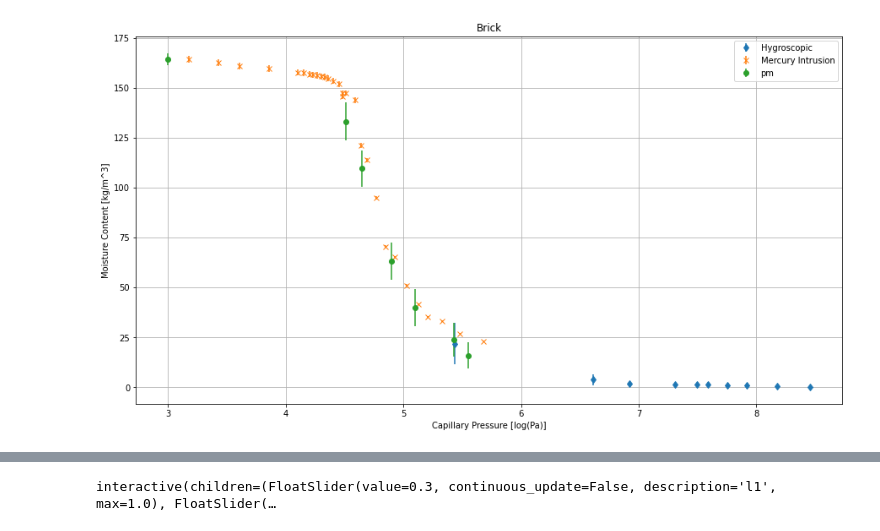
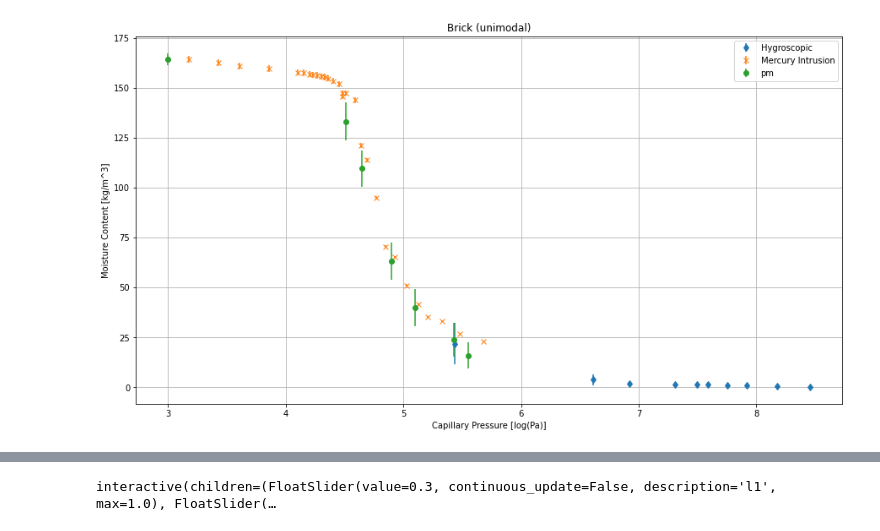
Before and after one commit to pick2510/BPTA, a Jupyter notebook: WS5/py_interact.ipynb, the cells around one changed output, grey strips where cells are left out. Cells and saved outputs as stored; diff of their text form; code cells hidden in the pictures.

```diff
--- a/WS5/py_interact.ipynb
+++ b/WS5/py_interact.ipynb
@@ -50,26 +54,20 @@ def plot_uni(a,n,m):
     plt.grid()
     plt.legend()
 # %%
-wsat_uni = 164.4
-wsat_multi = 278
-
-def unimodal(p,a,n,m):
-    return wsat_uni *(1+(a*p)**n)**(-m)
-
 data_uni = pd.read_csv("raw_unimodal.csv")
 data_multimodal = pd.read_csv("raw_multimodal.csv")
 subset = data_uni[["log pc","w","sigma","regime"]]
 grouped = subset.groupby("regime")
 m=0
 for group in grouped:
     plt.errorbar(group[1]["log pc"], group[1]["w"], yerr=group[1]["sigma"],fmt=markerlist[m], label=group[0])
     m+=1
 plt.ylabel("Moisture Content [kg/m^3]")
 plt.xlabel("Capillary Pressure [log(Pa)]")
-plt.title("Brick")
+plt.title("Brick (unimodal)")
 plt.legend()
 plt.grid()
 # %% [output]
-[figure, old version]
+[figure, new version]
 # %%
 interactive_plot = interactive(plot_uni, m=FloatSlider(min=0, max=1, value=0.2,continuous_update=False), n=FloatSlider(min=1, max=20, value=1,continuous_update=False),
```
Also changed, not shown: parts of 4 cells of this notebook.
